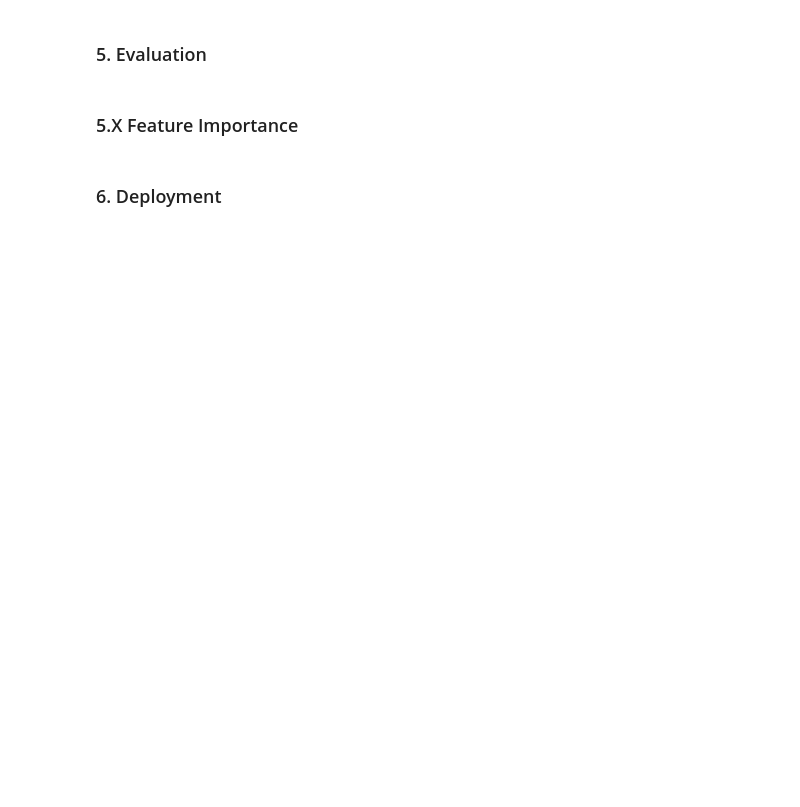
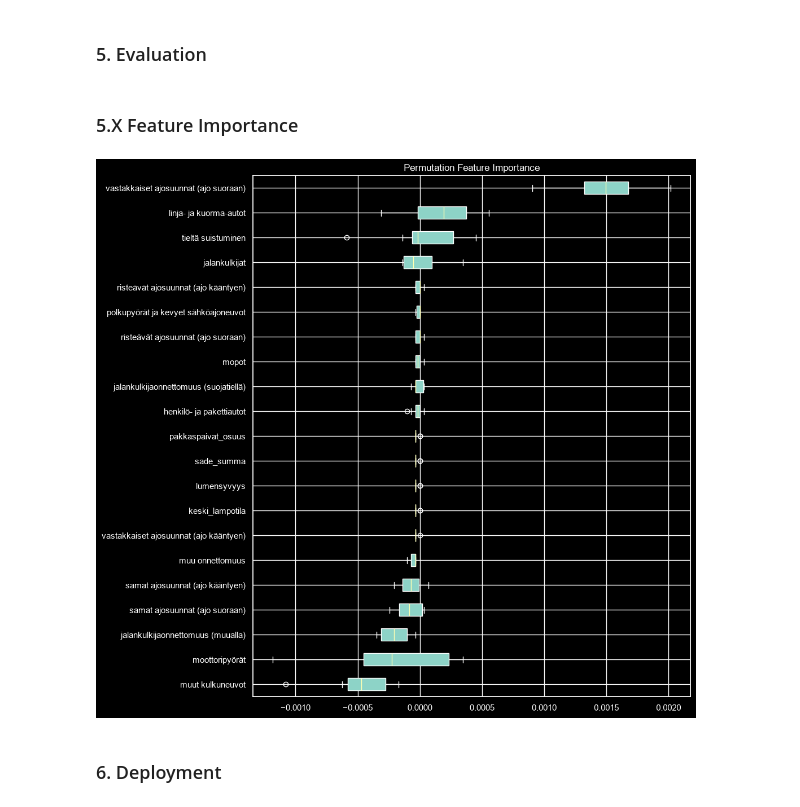
Before and after one commit to TopiAhola/data-and-ml-group5, a Jupyter notebook: project/traffic_accidents_analysis.ipynb, the cells around one changed output. Cells and saved outputs as stored; diff of their text form; code cells hidden in the pictures; blank space fills up the shorter version.

```diff
--- a/project/traffic_accidents_analysis.ipynb
+++ b/project/traffic_accidents_analysis.ipynb
@@ -805,29 +805,39 @@ except Exception as e:
 # %%
 from sklearn.inspection import permutation_importance
 
 # Calculate permutation importance using the standardized model and scaled test data
 result = permutation_importance(
     model,
     X_train_scaled,
     y_train,
-    n_repeats=10, # TODO: what is good number of repeats?
+    n_repeats=10,
     scoring="accuracy",
     random_state=69,
     n_jobs=-1
 )
 
 # Sort features by their mean importance score
 sorted_idx = result.importances_mean.argsort()
 
 # Plot the results
-fig, ax = plt.subplots()
+fig, ax = plt.subplots(figsize=(10, 12))
+
 ax.boxplot(
     result.importances[sorted_idx].T,
     orientation="horizontal",
-    tick_labels=X_train_scaled.columns[sorted_idx] #aikaisemmin df_accidents
+    tick_labels=X_train_scaled.columns[sorted_idx],
+    patch_artist=True
 )
 ax.set_title("Permutation Feature Importance")
-fig.tight_layout()
+
+import seaborn as sns
+colors = sns.color_palette("viridis", len(sorted_idx)) #magma?
+for patch, color in zip(ax.artists, colors):
+    patch.set_facecolor(color)
+
+#fig.tight_layout()
 plt.show()
+# %% [output]
+[figure, added]
 # %% [markdown]
 ### 6. Deployment
```
Also changed, not shown: parts of 6 cells of this notebook.
